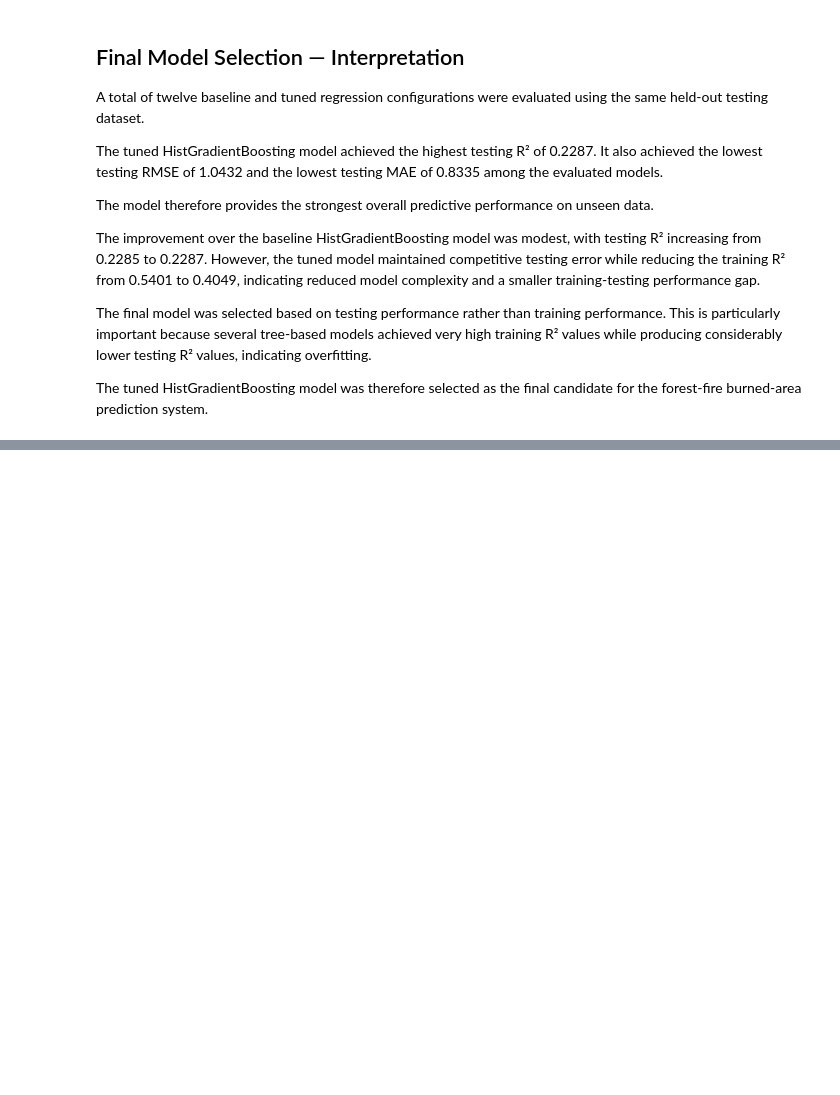
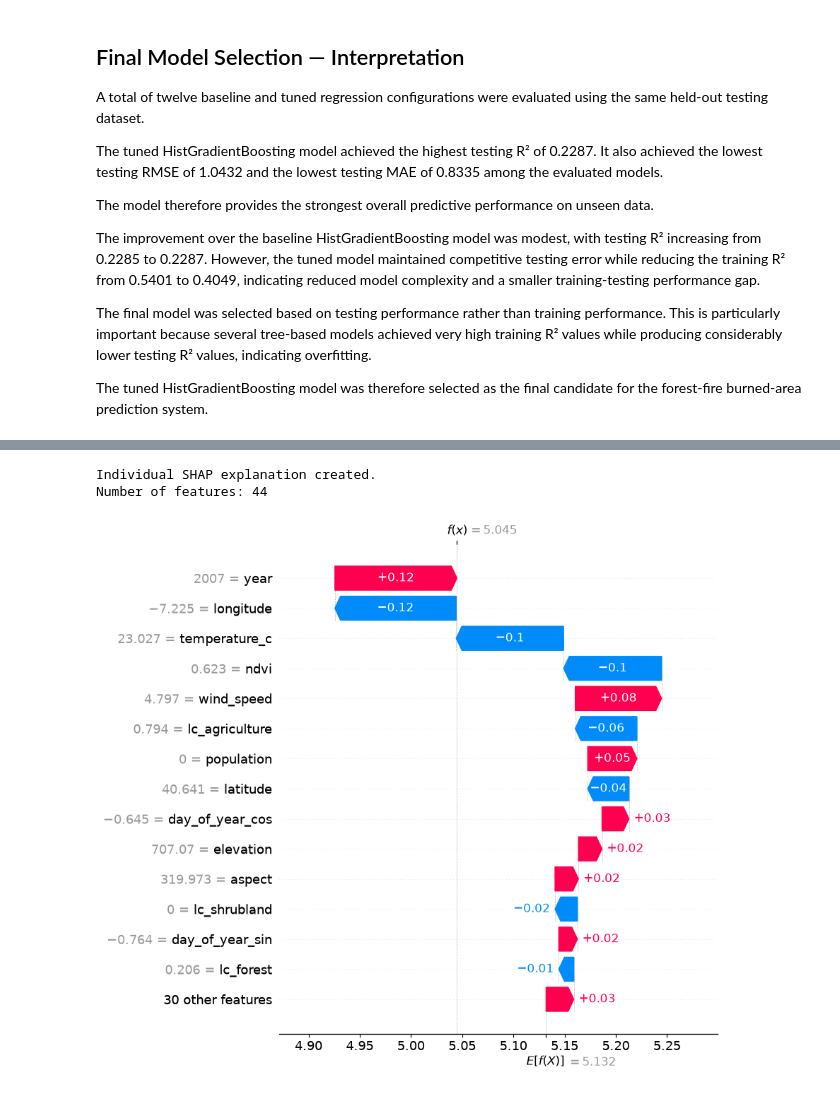
Before and after one commit to mraznyrazeek/ML-Based-Forest-Fire-Prediction-Project, a Jupyter notebook: backend/notebooks/03_model_training.ipynb, the cells around one changed output, grey strips where cells are left out. Cells and saved outputs as stored; diff of their text form; code cells hidden in the pictures; blank space fills up the shorter version.

```diff
--- a/backend/notebooks/03_model_training.ipynb
+++ b/backend/notebooks/03_model_training.ipynb
@@ -1388,0 +1549,16 @@ candidate for the forest-fire burned-area prediction system.
+# %%
+from sklearn.ensemble import HistGradientBoostingRegressor
+
+best_hist_model = HistGradientBoostingRegressor(
+    min_samples_leaf=30,
+    max_leaf_nodes=31,
+    max_iter=100,
+    max_depth=10,
+    learning_rate=0.05,
+    l2_regularization=1.0,
+    random_state=42
+)
+
+best_hist_model.fit(X_train, y_train)
+
+print("Final HistGradientBoosting model trained successfully.")
@@ -1388,0 +1745,19 @@ candidate for the forest-fire burned-area prediction system.
+# %%
+# INDIVIDUAL SHAP EXPLANATION
+
+individual_shap = explainer(X_instance)
+
+print("Individual SHAP explanation created.")
+print("Number of features:", X_instance.shape[1])
+# %% [output]
+Individual SHAP explanation created.
+Number of features: 44
+# %%
+# SHAP WATERFALL PLOT
+
+shap.plots.waterfall(
+    individual_shap[0],
+    max_display=15
+)
+# %% [output]
+[figure, added]
```
Also changed, not shown: parts of 20 cells of this notebook.
